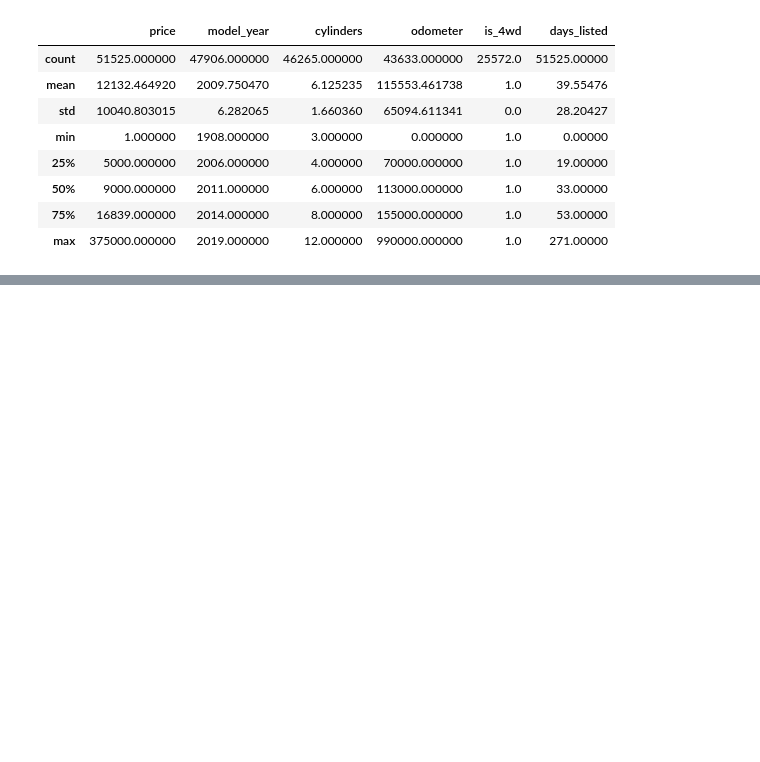
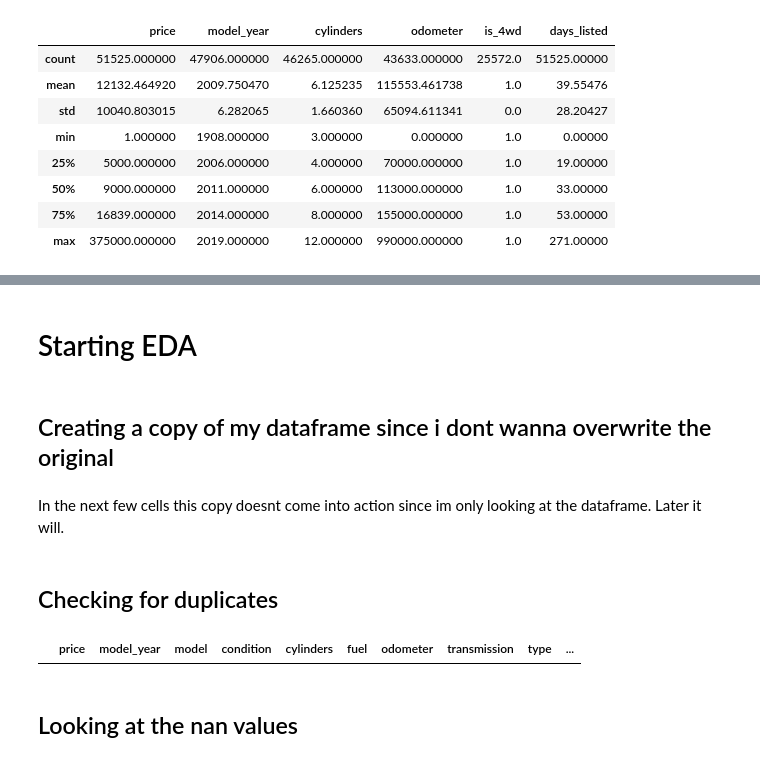
Before and after one commit to TirsoPaneque/SoftwareDevelopmentToolsProject, a Jupyter notebook: notebooks/EDA.ipynb, the cells around one changed output, grey strips where cells are left out. Drawn from its saved outputs; the diff is of its cells as text; code cells hidden in the pictures; blank space fills up the shorter version.

```diff
--- a/notebooks/EDA.ipynb
+++ b/notebooks/EDA.ipynb
@@ -60,0 +85,4 @@ ds.describe()
+# %% [markdown]
+# Starting EDA
+# %% [markdown]
+## Creating a copy of my dataframe since i dont wanna overwrite the original
@@ -60,0 +91,10 @@ ds.describe()
+# %% [markdown]
+In the next few cells this copy doesnt come into action since im only looking at the dataframe. Later it will.
+# %% [markdown]
+## Checking for duplicates
+# %%
+ds[ds.duplicated(keep='last')]
+# %% [output]
+|  | price | model_year | model | condition | cylinders | fuel | odometer | transmission | type | ... |
+# %% [markdown]
+## Looking at the nan values
```
Also changed, not shown: parts of 25 cells of this notebook, 1 other file.
